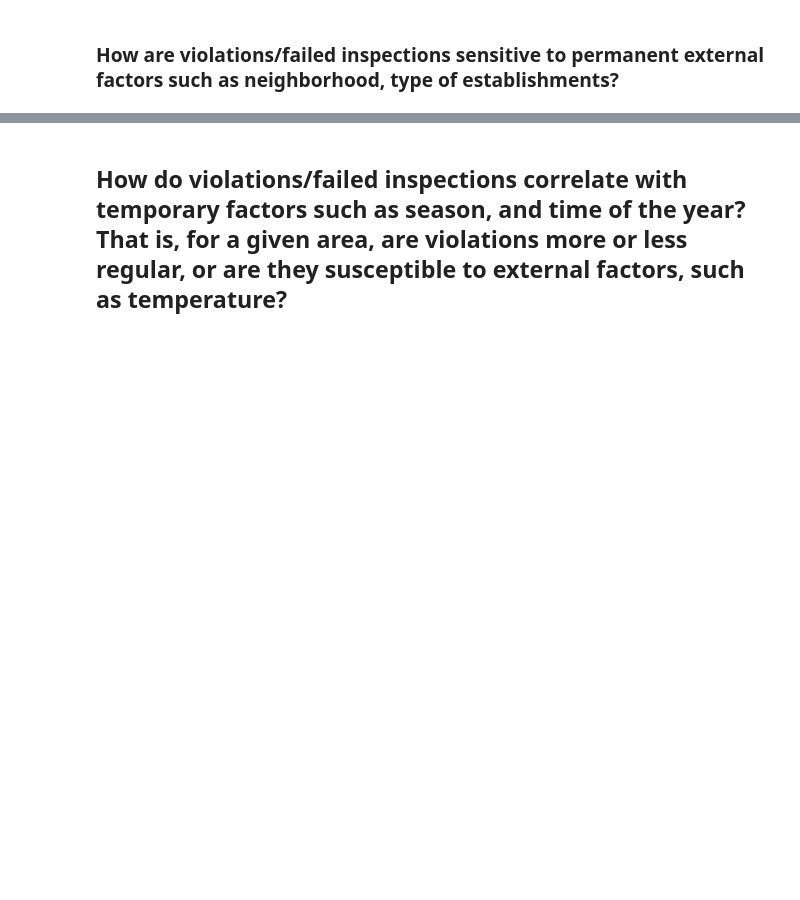
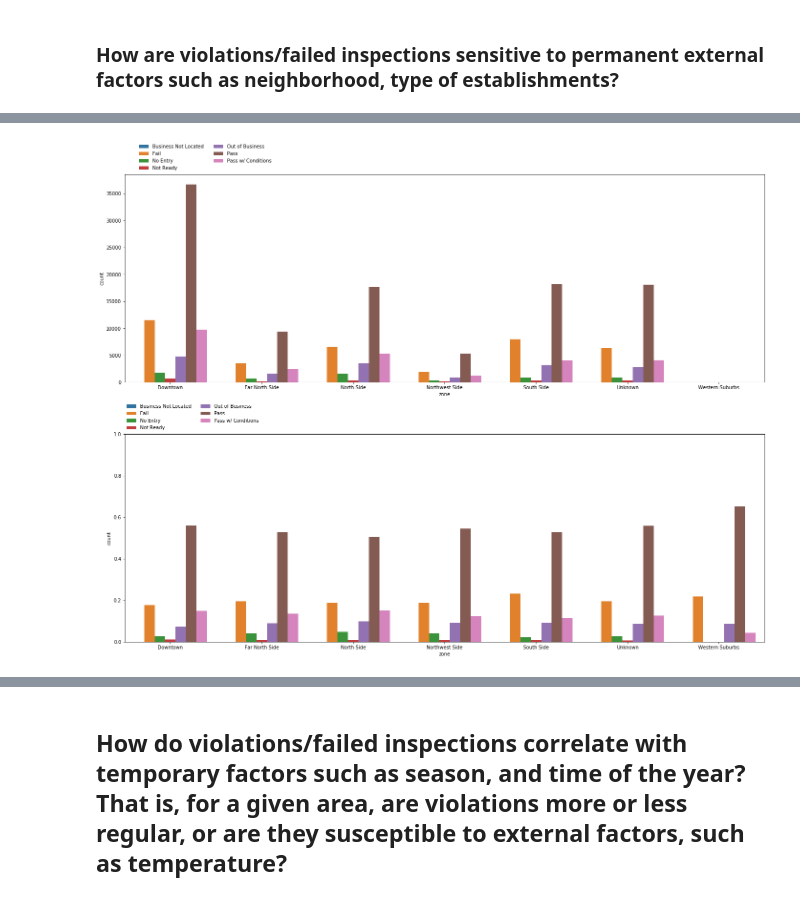
Before and after one commit to MNabegh/ADAknow, a Jupyter notebook: analysis.ipynb, the cells around one changed output, grey strips where cells are left out. Saved outputs shown, nothing was run; the diff lists cells and outputs as text; code cells hidden in the pictures; blank space fills up the shorter version.

```diff
--- a/analysis.ipynb
+++ b/analysis.ipynb
@@ -1938,0 +2144,23 @@ Compute the ratios of pass/fail/out-of-business/pass-with-conditions/not-yet-rea
+# %%
+import ast
+
+# we will use the zip codes to group addresses
+zip_df = chicago_df_noNan.groupby(['zip', 'results']).agg('count').unstack(fill_value=0).stack().iloc[:,:1]
+zip_df.index.names = ['zip', 'results']
+zip_df.columns = ['count']
+
+# group by city zone, based on Chigaco's Fultron Grace real estate data
+zones_df = pd.read_csv('./data/chicago_blocks.csv', sep=',\t')
+zones_df['Zip Code'] = zones_df['Zip Code'].apply(lambda lst: ast.literal_eval(lst))
+
+def get_zone(zones_df, zip_code):
+    lst = [row[1]['Zone']
+            for row in zones_df.iterrows()
+            if zip_code in row[1]['Zip Code']]
+    if len(lst) > 0:
+        return lst[0]
+    else:
+        return 'Unknown'
+
+zip_df['zone'] = [get_zone(zones_df, z) for z in zip_df.index.get_level_values(0)]
+zip_df
@@ -1938,0 +2182,24 @@ Compute the ratios of pass/fail/out-of-business/pass-with-conditions/not-yet-rea
+# %%
+fig, (ax1, ax2) = plt.subplots(2, 1, figsize=(24,18))
+
+tmp = zip_df.groupby(['zone', 'results']).agg('sum')
+sns.barplot(x=tmp.index.get_level_values(0),
+            y="count",
+            hue=tmp.index.get_level_values(1),
+            data=tmp, capsize=2, ci="sd", ax=ax1)
+ax1.legend(loc='lower left', bbox_to_anchor= (0.02, 1.01), ncol=2,
+                borderaxespad=0, frameon=False)
+
+# scale all evals' proportions between 0 and 1
+norm_zip_df = tmp.iloc[:,:1].groupby('zone').transform(lambda x: (x - x.min()) / (x.sum() - x.min()))
+g = sns.barplot(x=norm_zip_df.index.get_level_values(0),
+                y="count",
+                hue=norm_zip_df.index.get_level_values(1),
+                data=norm_zip_df, capsize=2, ci="sd", ax=ax2)
+ax2.legend(loc='lower left', bbox_to_anchor= (0.0, 1.01), ncol=2,
+                borderaxespad=0, frameon=False)
+ax2.set_ylim([0,1])
+plt.subplots_adjust(hspace = 0.25)
+plt.show()
+# %% [output]
+[figure, added]
```
Also changed, not shown: parts of 22 cells of this notebook.
